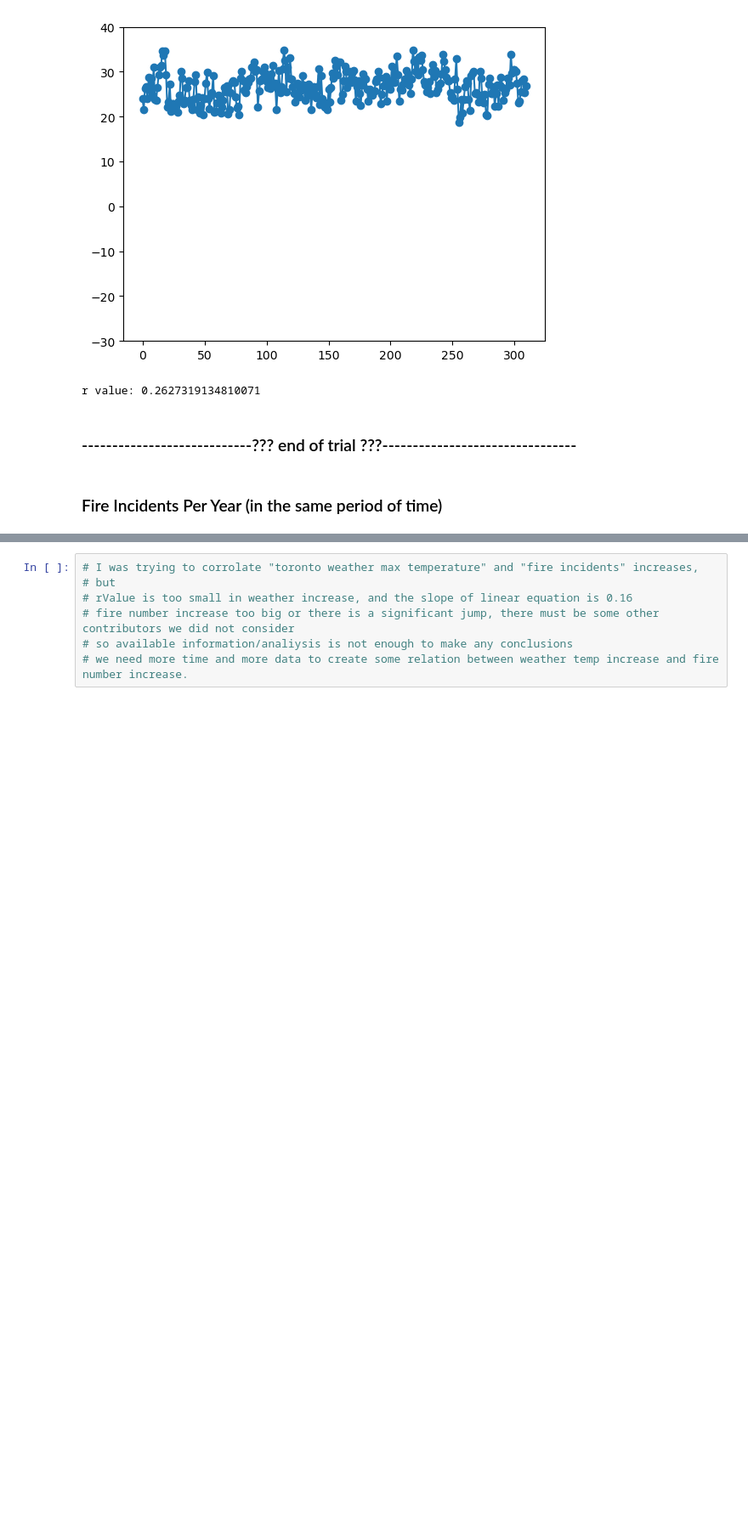
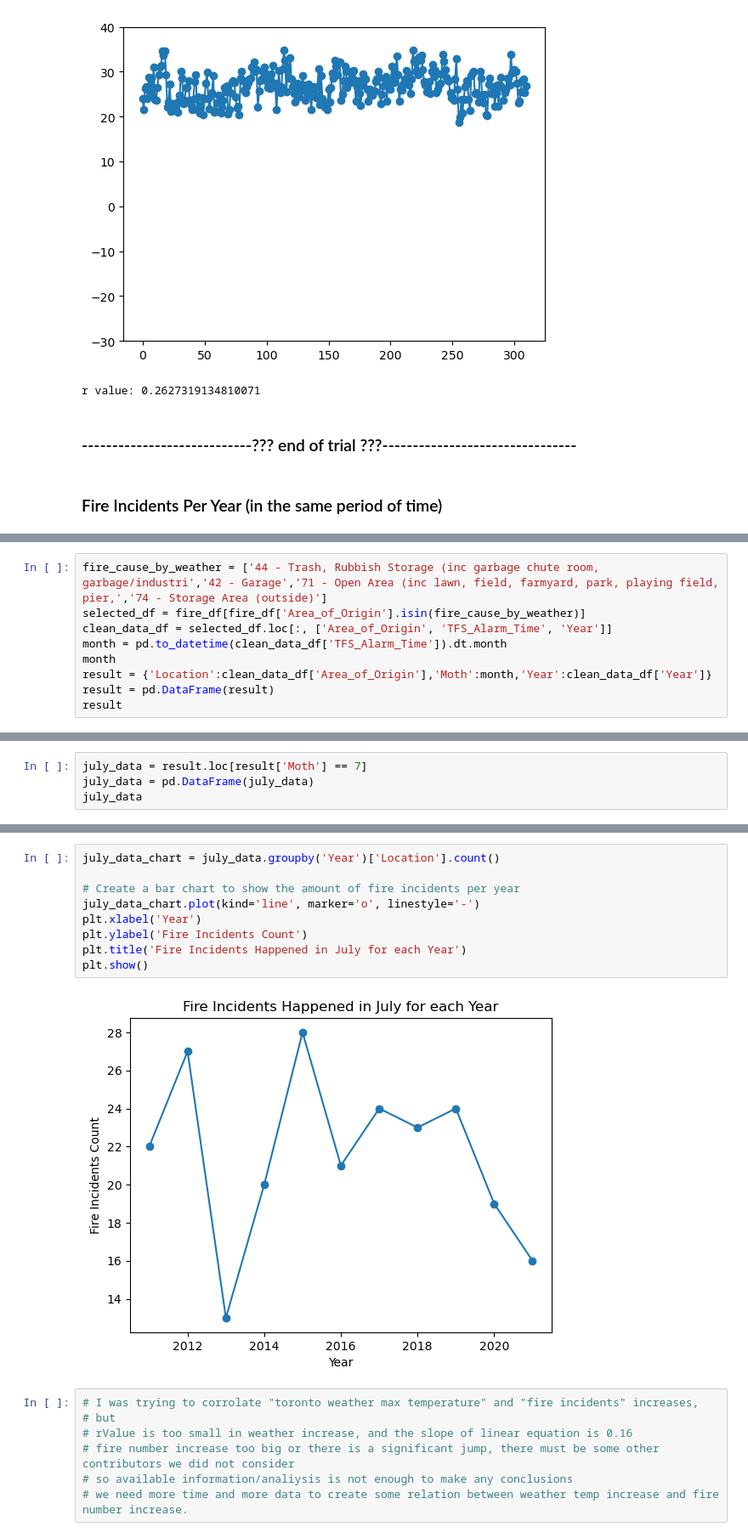
Before and after one commit to HikmetYigit34/Group7-Project1, a Jupyter notebook: TorontoWeatherProjection.ipynb, the cells around one changed output, grey strips where cells are left out. Shown at 85% size. Saved outputs shown, nothing was run; the diff lists cells and outputs as text; blank space fills up the shorter version.

```diff
--- a/TorontoWeatherProjection.ipynb
+++ b/TorontoWeatherProjection.ipynb
@@ -677,0 +643,9 @@ plt.plot( y_values, marker='o')
+# %%
+fire_cause_by_weather = ['44 - Trash, Rubbish Storage (inc garbage chute room, garbage/industri','42 - Garage','71 - Open Area (inc lawn, field, farmyard, park, playing field, pier,','74 - Storage Area (outside)']
+selected_df = fire_df[fire_df['Area_of_Origin'].isin(fire_cause_by_weather)]
+clean_data_df = selected_df.loc[:, ['Area_of_Origin', 'TFS_Alarm_Time', 'Year']]
+month = pd.to_datetime(clean_data_df['TFS_Alarm_Time']).dt.month
+month
+result = {'Location':clean_data_df['Area_of_Origin'],'Moth':month,'Year':clean_data_df['Year']}
+result = pd.DataFrame(result)
+result
@@ -677,0 +666,4 @@ plt.plot( y_values, marker='o')
+# %%
+july_data = result.loc[result['Moth'] == 7]
+july_data = pd.DataFrame(july_data)
+july_data
@@ -678,3 +684,14 @@ plt.plot( y_values, marker='o')
+# %%
+july_data_chart = july_data.groupby('Year')['Location'].count()
+
+# Create a bar chart to show the amount of fire incidents per year
+july_data_chart.plot(kind='line', marker='o', linestyle='-')
+plt.xlabel('Year')
+plt.ylabel('Fire Incidents Count')
+plt.title('Fire Incidents Happened in July for each Year')
+plt.show()
+# %% [output]
+[figure, added]
 # %%
 # I was trying to corrolate "toronto weather max temperature" and "fire incidents" increases,
 # but
```
Also changed, not shown: parts of 7 cells of this notebook, 4 other files.
